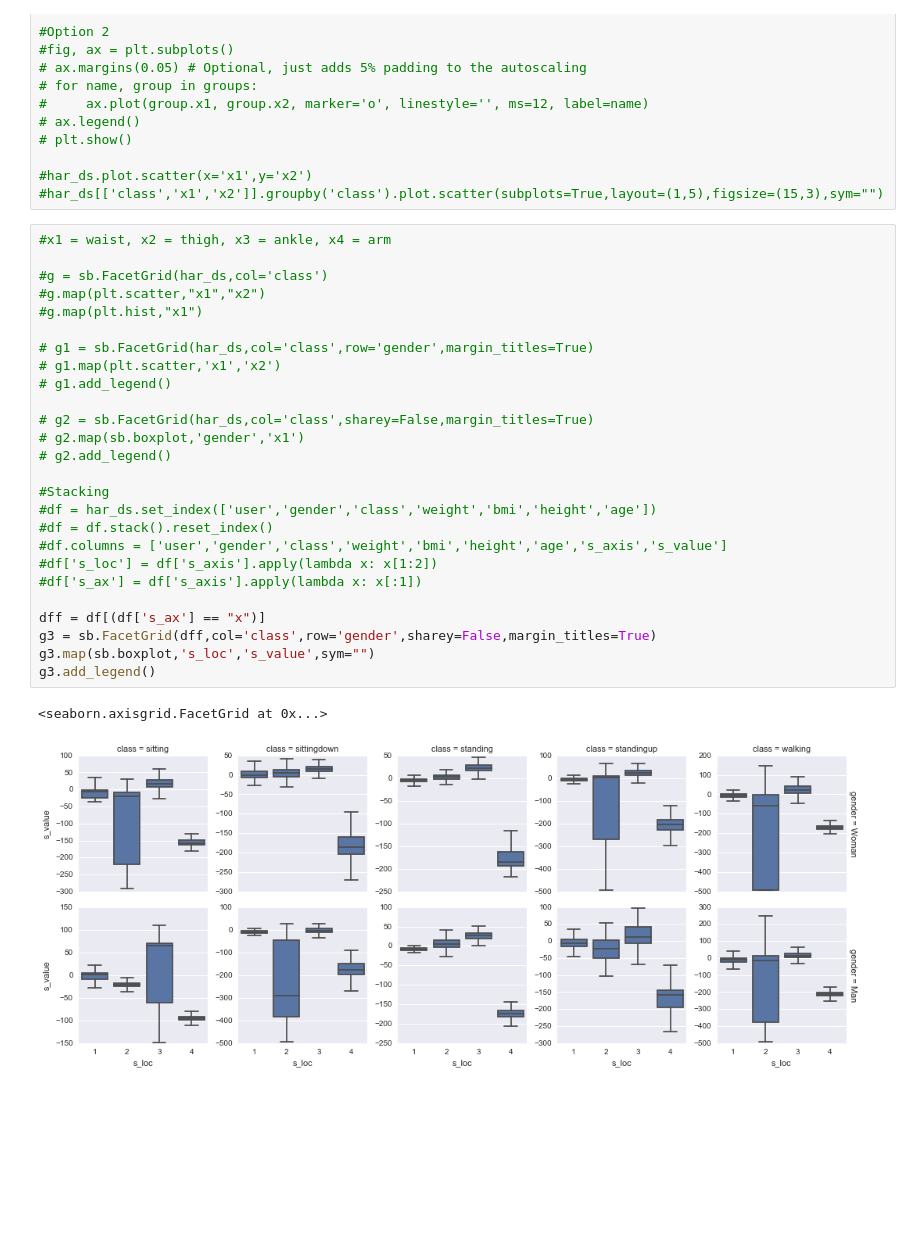
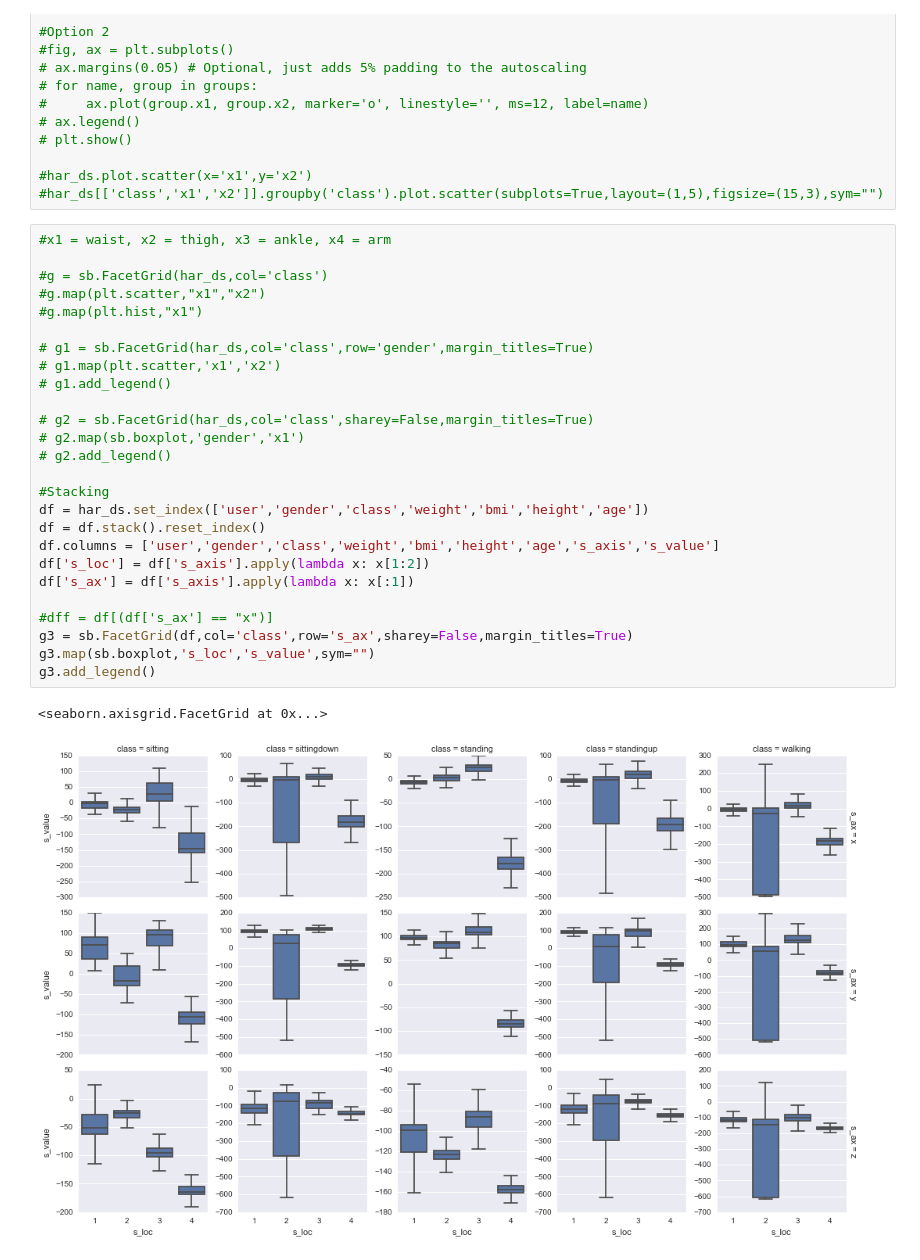
Before and after one commit to chenjennhaur/machinelearning, a Jupyter notebook: HAR.ipynb, the cells around one changed output. Saved outputs shown, nothing was run; the diff lists cells and outputs as text; blank space fills up the shorter version.

```diff
--- a/HAR.ipynb
+++ b/HAR.ipynb
@@ -86,32 +93,32 @@ groups.plot(x=groups['x1'],y=groups['x2'],kind='scatter',subplots=True,layout=(1
 # %%
 #x1 = waist, x2 = thigh, x3 = ankle, x4 = arm
 
 #g = sb.FacetGrid(har_ds,col='class')
 #g.map(plt.scatter,"x1","x2")
 #g.map(plt.hist,"x1")
 
 # g1 = sb.FacetGrid(har_ds,col='class',row='gender',margin_titles=True)
 # g1.map(plt.scatter,'x1','x2')
 # g1.add_legend()
 
 # g2 = sb.FacetGrid(har_ds,col='class',sharey=False,margin_titles=True)
 # g2.map(sb.boxplot,'gender','x1')
 # g2.add_legend()
 
 #Stacking
-#df = har_ds.set_index(['user','gender','class','weight','bmi','height','age'])
-#df = df.stack().reset_index()
-#df.columns = ['user','gender','class','weight','bmi','height','age','s_axis','s_value']
-#df['s_loc'] = df['s_axis'].apply(lambda x: x[1:2])
-#df['s_ax'] = df['s_axis'].apply(lambda x: x[:1])
+df = har_ds.set_index(['user','gender','class','weight','bmi','height','age'])
+df = df.stack().reset_index()
+df.columns = ['user','gender','class','weight','bmi','height','age','s_axis','s_value']
+df['s_loc'] = df['s_axis'].apply(lambda x: x[1:2])
+df['s_ax'] = df['s_axis'].apply(lambda x: x[:1])
 
-dff = df[(df['s_ax'] == "x")]
-g3 = sb.FacetGrid(dff,col='class',row='gender',sharey=False,margin_titles=True)
+#dff = df[(df['s_ax'] == "x")]
+g3 = sb.FacetGrid(df,col='class',row='s_ax',sharey=False,margin_titles=True)
 g3.map(sb.boxplot,'s_loc','s_value',sym="")
 g3.add_legend()
 # %% [output]
 <seaborn.axisgrid.FacetGrid at 0x...>
-[figure, old version]
+[figure, new version]
 # %%
 #Data Cleansing NaN
 # %timeit har_ds.isnull().any()
```
Also changed, not shown: parts of 8 cells of this notebook.
